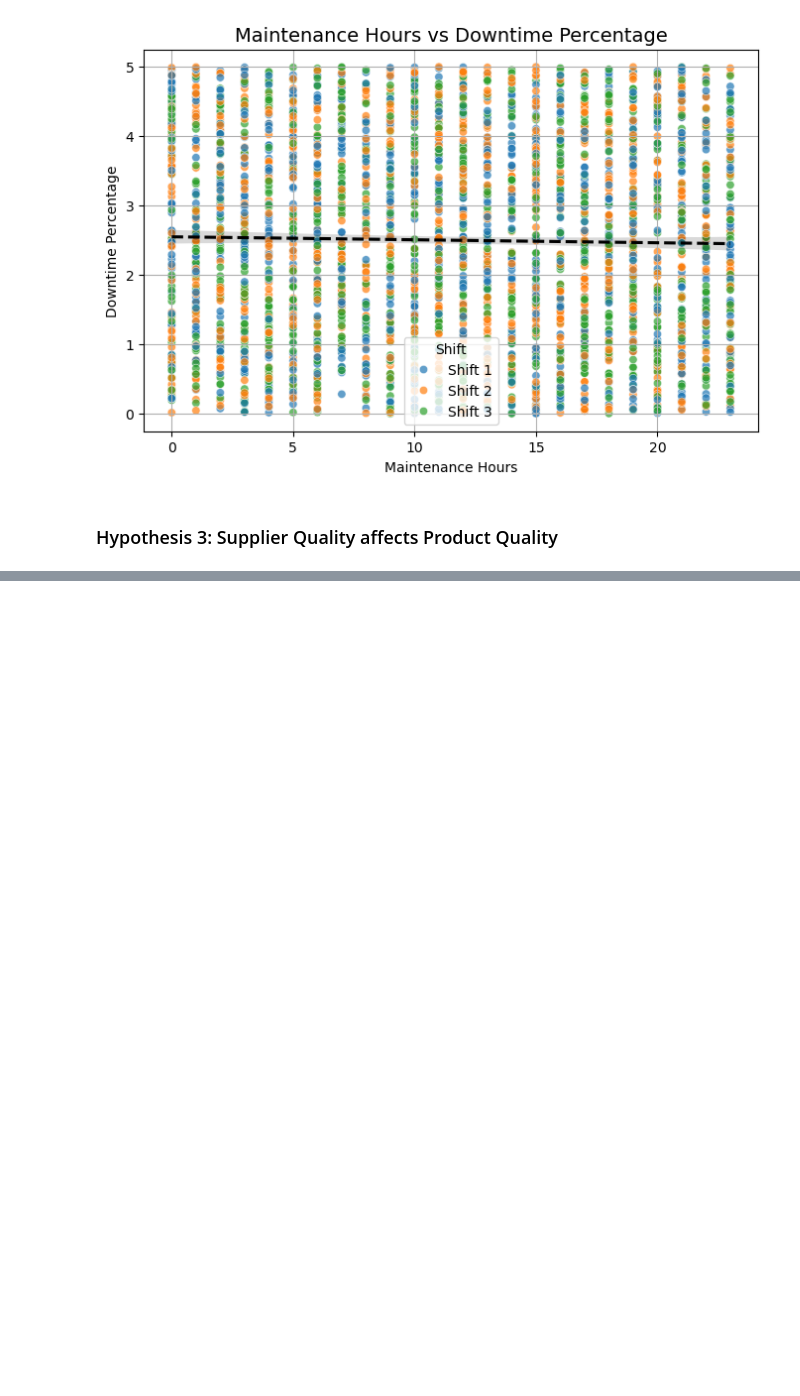
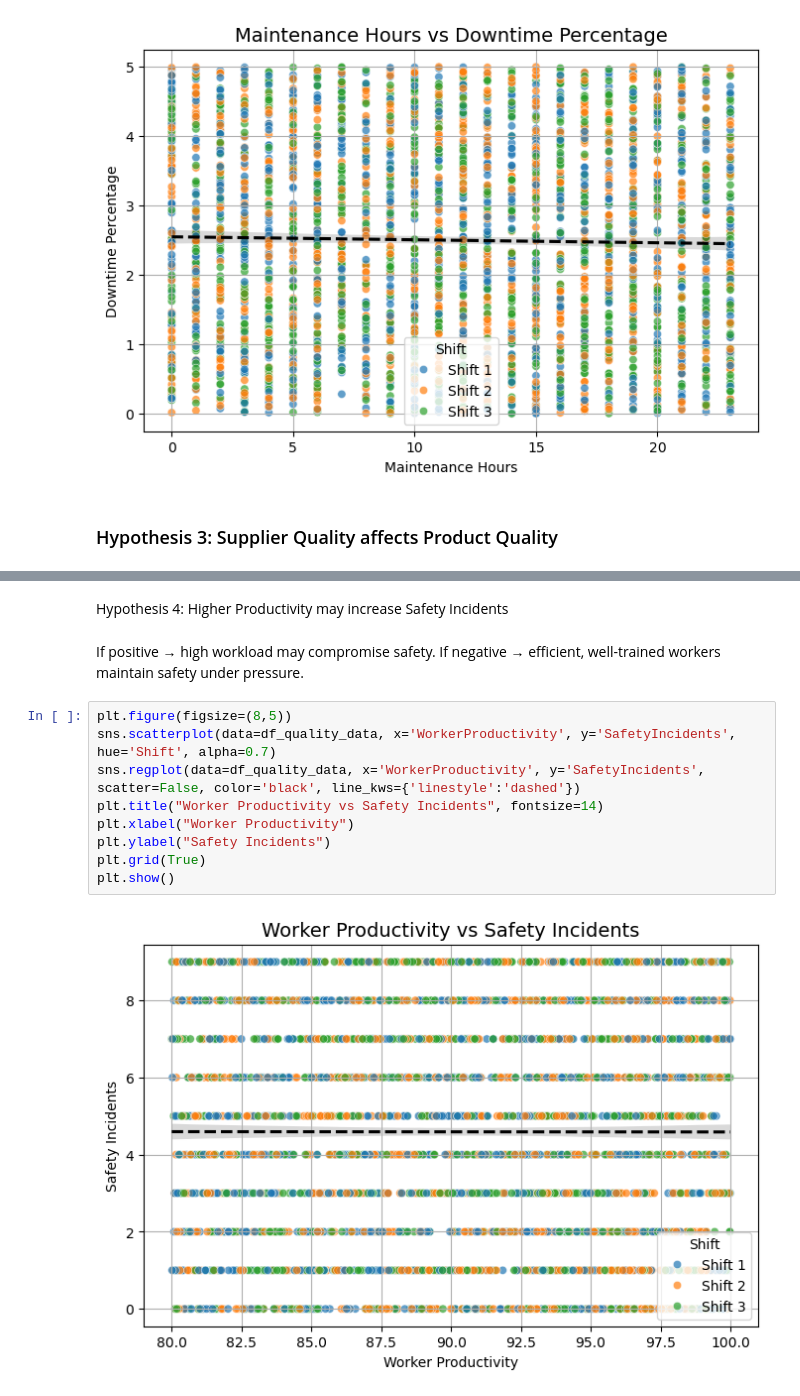
Before and after one commit to bbhatta10/Manufacturing-Quality-Analysis, a Jupyter notebook: quality.ipynb, the cells around one changed output, grey strips where cells are left out. Cells and saved outputs as stored; diff of their text form; blank space fills up the shorter version.

```diff
--- a/quality.ipynb
+++ b/quality.ipynb
@@ -362,0 +363,16 @@ plt.show()
+# %% [markdown]
+Hypothesis 4: Higher Productivity may increase Safety Incidents
+# %% [markdown]
+If positive → high workload may compromise safety.
+If negative → efficient, well-trained workers maintain safety under pressure.
+# %%
+plt.figure(figsize=(8,5))
+sns.scatterplot(data=df_quality_data, x='WorkerProductivity', y='SafetyIncidents', hue='Shift', alpha=0.7)
+sns.regplot(data=df_quality_data, x='WorkerProductivity', y='SafetyIncidents', scatter=False, color='black', line_kws={'linestyle':'dashed'})
+plt.title("Worker Productivity vs Safety Incidents", fontsize=14)
+plt.xlabel("Worker Productivity")
+plt.ylabel("Safety Incidents")
+plt.grid(True)
+plt.show()
+# %% [output]
+[figure, added]
```
Also changed, not shown: parts of 7 cells of this notebook.
